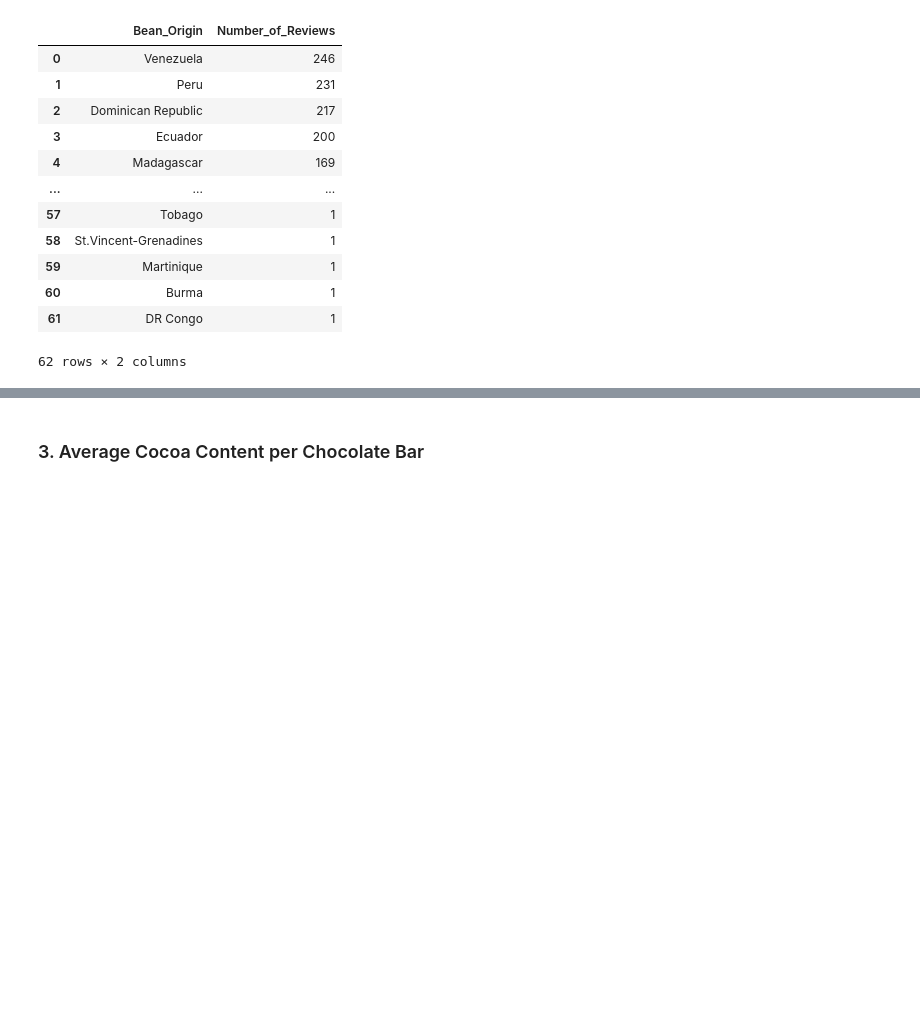
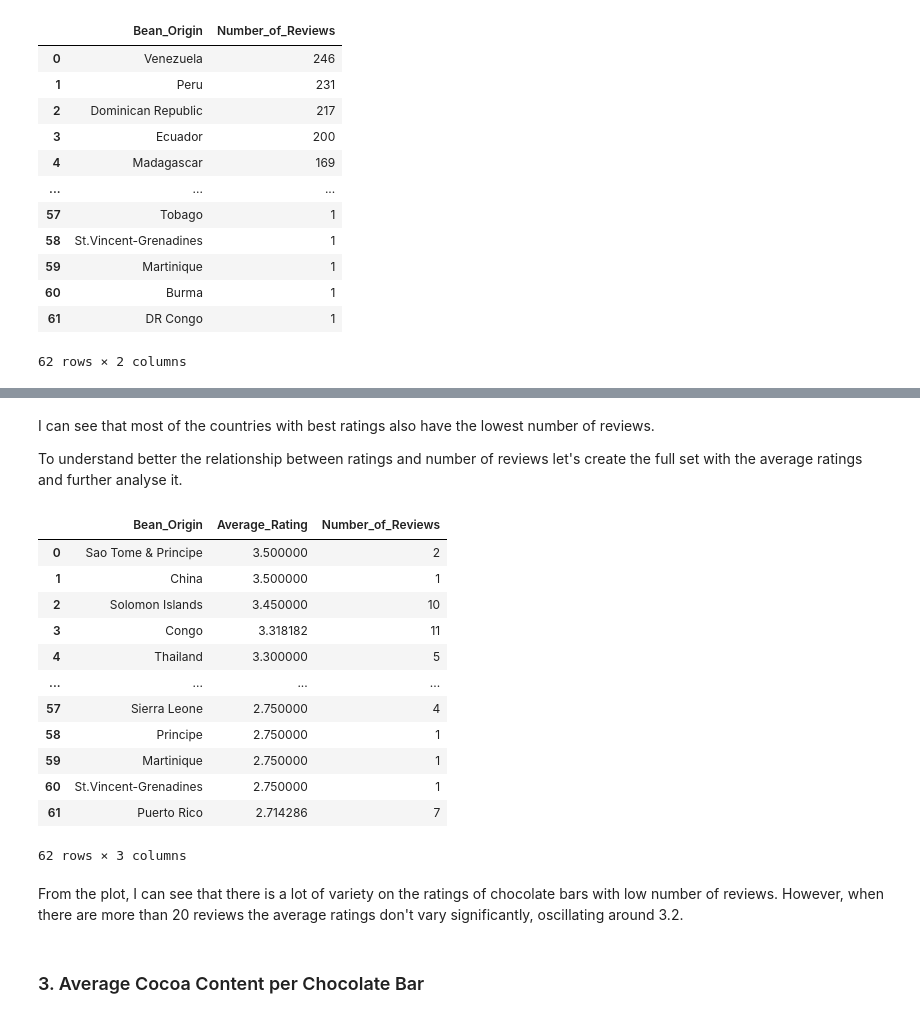
Before and after one commit to Maria-Inigo/Chocolate-Bars, a Jupyter notebook: Notebooks/2-EDA.ipynb, the cells around one changed output, grey strips where cells are left out. Saved outputs shown, nothing was run; the diff lists cells and outputs as text; code cells hidden in the pictures; blank space fills up the shorter version.

```diff
--- a/Notebooks/2-EDA.ipynb
+++ b/Notebooks/2-EDA.ipynb
@@ -105,0 +124,26 @@ count_origin_df.reset_index().rename({'index':'Bean_Origin', 'Bean_Origin':'Numb
+# %% [markdown]
+I can see that most of the countries with best ratings also have the lowest number of reviews.
+
+To understand better the relationship between ratings and number of reviews let's create the full set with the average ratings and further analyse it.
+# %%
+# Remove the index of the average ratings dataframe
+av_rating_origin_df = av_rating_origin_df.reset_index(drop=True)
+
+# Merge the dataframes
+av_rating_count_origin_df = pd.merge(av_rating_origin_df, count_origin_df, how='inner', on='Bean_Origin')
+
+av_rating_count_origin_df
+# %% [output]
+|  | Bean_Origin | Average_Rating | Number_of_Reviews |
+| 0 | Sao Tome & Principe | 3.500000 | 2 |
+| 1 | China | 3.500000 | 1 |
+| 2 | Solomon Islands | 3.450000 | 10 |
+| 3 | Congo | 3.318182 | 11 |
+| 4 | Thailand | 3.300000 | 5 |
+| ... | ... | ... | ... |
+| 57 | Sierra Leone | 2.750000 | 4 |
+| 58 | Principe | 2.750000 | 1 |
+| 59 | Martinique | 2.750000 | 1 |
+| 60 | St.Vincent-Grenadines | 2.750000 | 1 |
+| 61 | Puerto Rico | 2.714286 | 7 |
+62 rows × 3 columns
@@ -106,3 +153,5 @@ count_origin_df.reset_index().rename({'index':'Bean_Origin', 'Bean_Origin':'Numb
+# %% [markdown]
+From the plot, I can see that there is a lot of variety on the ratings of chocolate bars with low number of reviews. However, when there are more than 20 reviews the average ratings don't vary significantly, oscillating around 3.2.
 # %% [markdown]
 ### 3. Average Cocoa Content per Chocolate Bar
 # %% [markdown]
```
Also changed, not shown: parts of 9 cells of this notebook.
